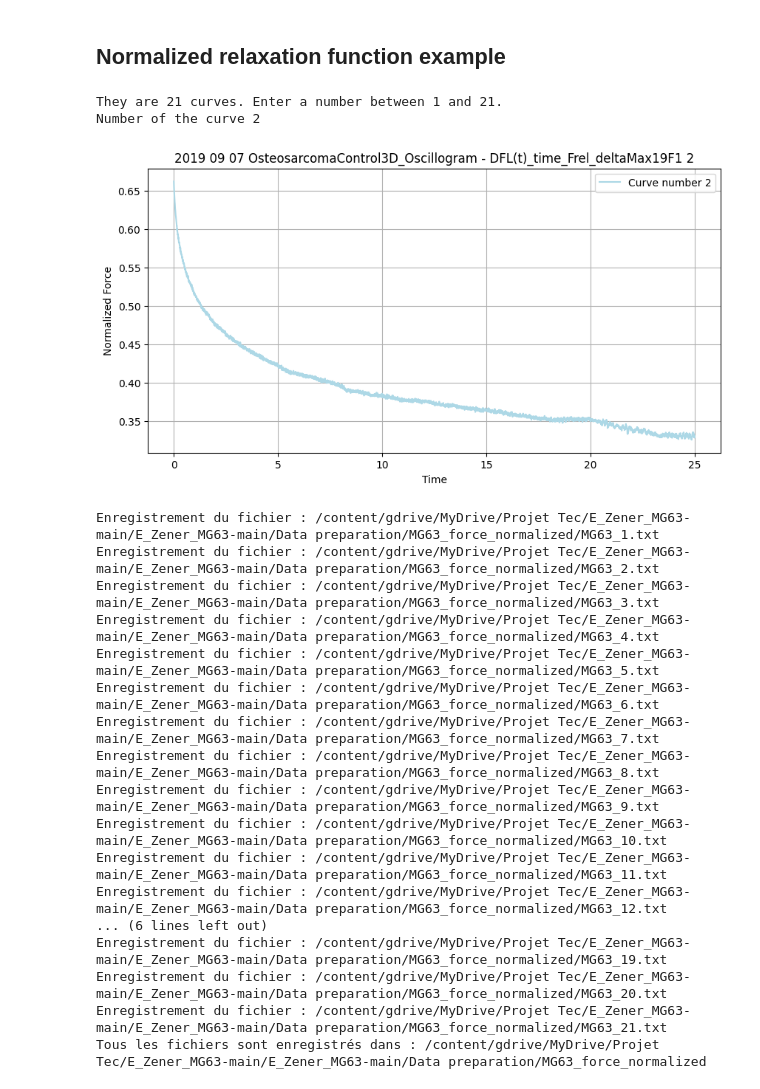
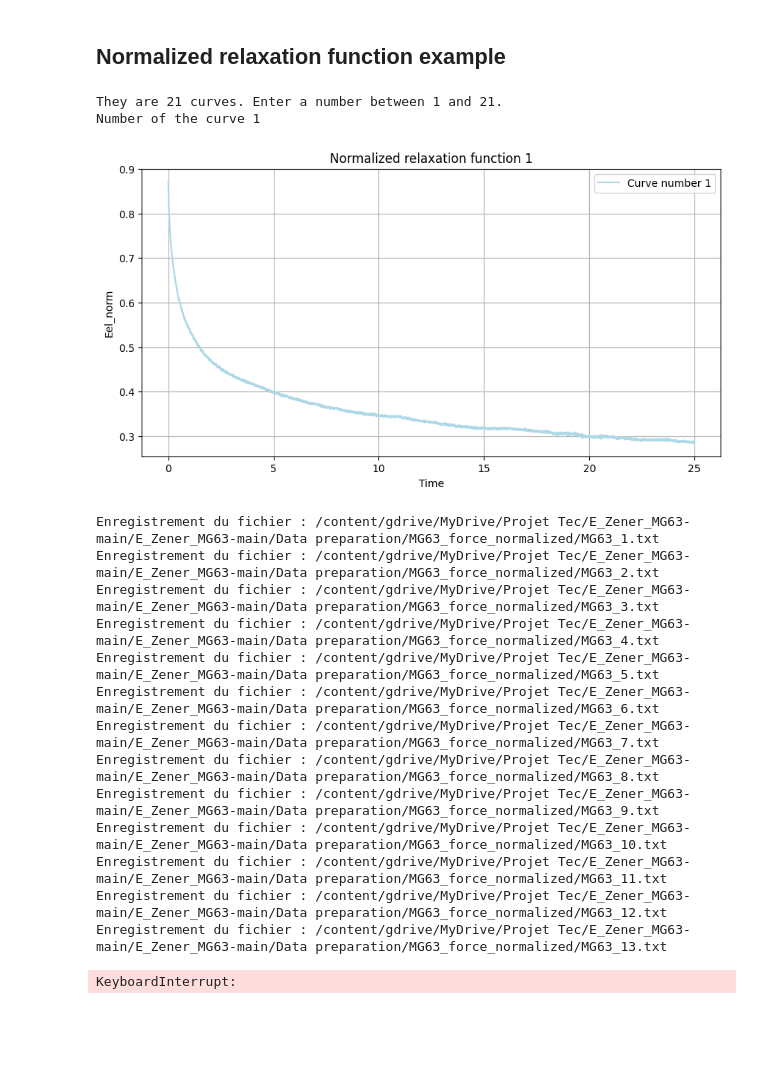
Before and after one commit to catalinapesquet/RESEARCH-PROJECT-TEC, a Jupyter notebook: Data_Visualization.ipynb, the cells around one changed output. Drawn from its saved outputs; the diff is of its cells as text; code cells hidden in the pictures; blank space fills up the shorter version.

```diff
--- a/Data_Visualization.ipynb
+++ b/Data_Visualization.ipynb
@@ -64,17 +89,3 @@ plt.grid(True)
 plt.show()
 # %% [output]
 [figure]
-# %%
-def plot_single_curve(index):
-    if index < 1 or index > len(force_normalized):
-        print("Invalid number.", len(force_normalized))
-        return
-
-    plt.figure(figsize=(10, 5))
-    plt.plot(times, force_normalized[index - 1], color='lightblue', label=f"Curve number {index}")
-    plt.xlabel("Time")
-    plt.ylabel("Normalized Force")
-    plt.title(f"2019 09 07 OsteosarcomaControl3D_Oscillogram - DFL(t)_time_Frel_deltaMax19F1 {index}")
-    plt.legend()
-    plt.grid(True)
-    plt.show()
@@ -80,0 +101,18 @@ def plot_single_curve(index):
+# %%
+import os
+output_folder = "/content/gdrive/MyDrive/Projet Tec/E_Zener_MG63-main/E_Zener_MG63-main/Data preparation/MG63_relaxation_function"
+
+if not os.path.exists(output_folder):
+    os.makedirs(output_folder)
+
+for i, sublist in enumerate(relaxation_func):
+    filename = f"MG63_{i + 1}.txt"
+    file_path = os.path.join(output_folder, filename)
+
+    print(f"Enregistrement du fichier : {file_path}")
+
+    with open(file_path, "w") as f:
+        for time, value in zip(times, sublist):
+            f.write(f"{time} {value}\n")
+
+print(f"Tous les fichiers sont enregistrés dans : {output_folder}")
@@ -83,12 +139,12 @@ def plot_single_curve(index):
 # %%
 print(f"They are {len(force_normalized)} curves. Enter a number between 1 and {len(force_normalized)}.")
 
 selected_curve = int(input("Number of the curve "))
-plot_single_curve(selected_curve)
+plot_single_curve(selected_curve, force_normalized, 'Eel_norm','Normalized relaxation function')
 # %% [output]
 They are 21 curves. Enter a number between 1 and 21.
-Number of the curve 2
+Number of the curve 1
-[figure, old version]
+[figure, new version]
 # %%
 import os
 output_folder = "/content/gdrive/MyDrive/Projet Tec/E_Zener_MG63-main/E_Zener_MG63-main/Data preparation/MG63_force_normalized"
@@ -120,8 +176,5 @@ Enregistrement du fichier : /content/gdrive/MyDrive/Projet Tec/E_Zener_MG63-main
 Enregistrement du fichier : /content/gdrive/MyDrive/Projet Tec/E_Zener_MG63-main/E_Zener_MG63-main/Data preparation/MG63_force_normalized/MG63_10.txt
 Enregistrement du fichier : /content/gdrive/MyDrive/Projet Tec/E_Zener_MG63-main/E_Zener_MG63-main/Data preparation/MG63_force_normalized/MG63_11.txt
 Enregistrement du fichier : /content/gdrive/MyDrive/Projet Tec/E_Zener_MG63-main/E_Zener_MG63-main/Data preparation/MG63_force_normalized/MG63_12.txt
-... (6 lines left out)
-Enregistrement du fichier : /content/gdrive/MyDrive/Projet Tec/E_Zener_MG63-main/E_Zener_MG63-main/Data preparation/MG63_force_normalized/MG63_19.txt
-Enregistrement du fichier : /content/gdrive/MyDrive/Projet Tec/E_Zener_MG63-main/E_Zener_MG63-main/Data preparation/MG63_force_normalized/MG63_20.txt
-Enregistrement du fichier : /content/gdrive/MyDrive/Projet Tec/E_Zener_MG63-main/E_Zener_MG63-main/Data preparation/MG63_force_normalized/MG63_21.txt
-Tous les fichiers sont enregistrés dans : /content/gdrive/MyDrive/Projet Tec/E_Zener_MG63-main/E_Zener_MG63-main/Data preparation/MG63_force_normalized
+Enregistrement du fichier : /content/gdrive/MyDrive/Projet Tec/E_Zener_MG63-main/E_Zener_MG63-main/Data preparation/MG63_force_normalized/MG63_13.txt
+KeyboardInterrupt:
```
Also changed, not shown: parts of 5 cells of this notebook.
